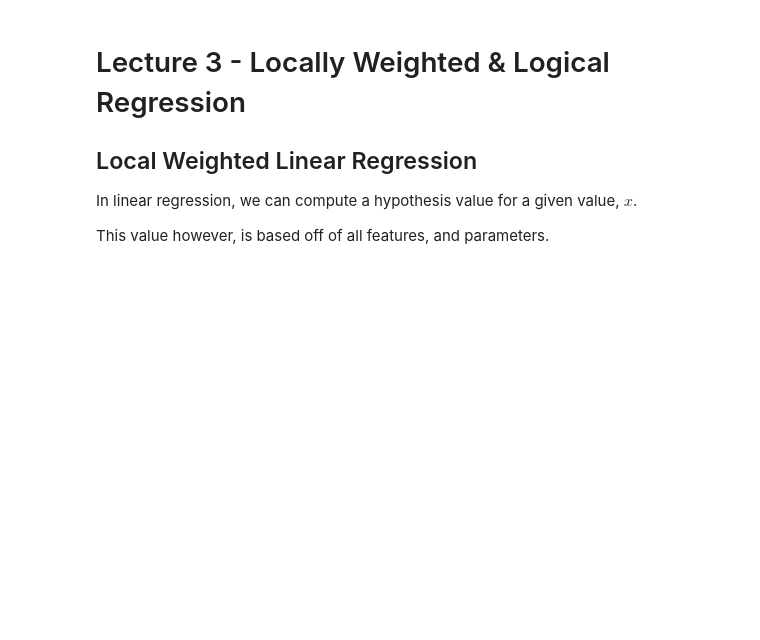
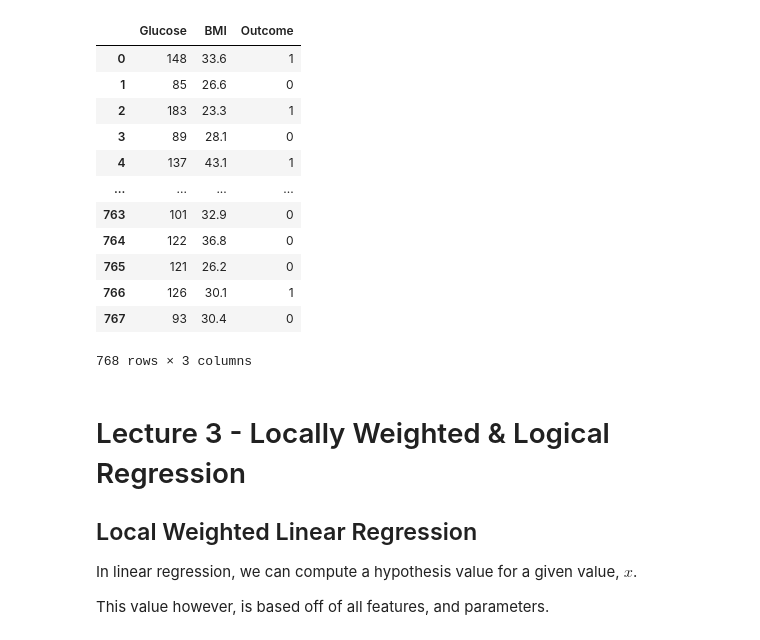
Before and after one commit to Acrylic125/ml-notes, a Jupyter notebook: l3-weighted-logistic-regression.ipynb, the cells around one changed output. Drawn from its saved outputs; the diff is of its cells as text; code cells hidden in the pictures; blank space fills up the shorter version.

```diff
--- a/l3-weighted-logistic-regression.ipynb
+++ b/l3-weighted-logistic-regression.ipynb
@@ -0,0 +1,17 @@
+# %%
+%pip install numpy
+%pip install matplotlib
+%pip install pandas
+
+import numpy as np
+import matplotlib.pyplot as plt
+import pandas as pd
+
+input_cols = ['Glucose', 'BMI']
+output_col = 'Outcome'
+
+plt.style.use('dark_background')
+data = pd.read_csv('datasets/diabetes.csv',
+                   usecols=[*input_cols, output_col])
+data.dropna()
+# %% [output]
@@ -1,3 +38,16 @@
+|  | Glucose | BMI | Outcome |
+| 0 | 148 | 33.6 | 1 |
+| 1 | 85 | 26.6 | 0 |
+| 2 | 183 | 23.3 | 1 |
+| 3 | 89 | 28.1 | 0 |
+| 4 | 137 | 43.1 | 1 |
+| ... | ... | ... | ... |
+| 763 | 101 | 32.9 | 0 |
+| 764 | 122 | 36.8 | 0 |
+| 765 | 121 | 26.2 | 0 |
+| 766 | 126 | 30.1 | 1 |
+| 767 | 93 | 30.4 | 0 |
+768 rows × 3 columns
 # %% [markdown]
 # Lecture 3 - Locally Weighted & Logical Regression
 
```
Also changed, not shown: parts of 4 cells of this notebook.
